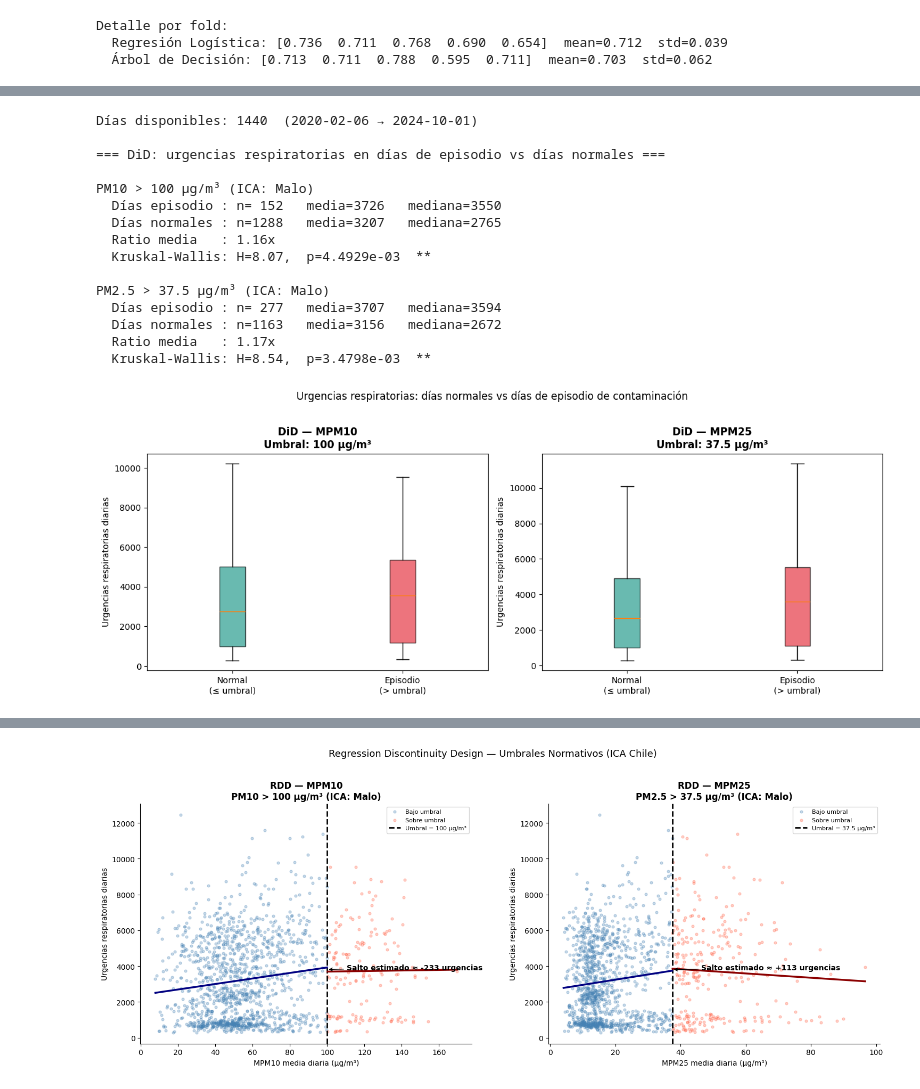
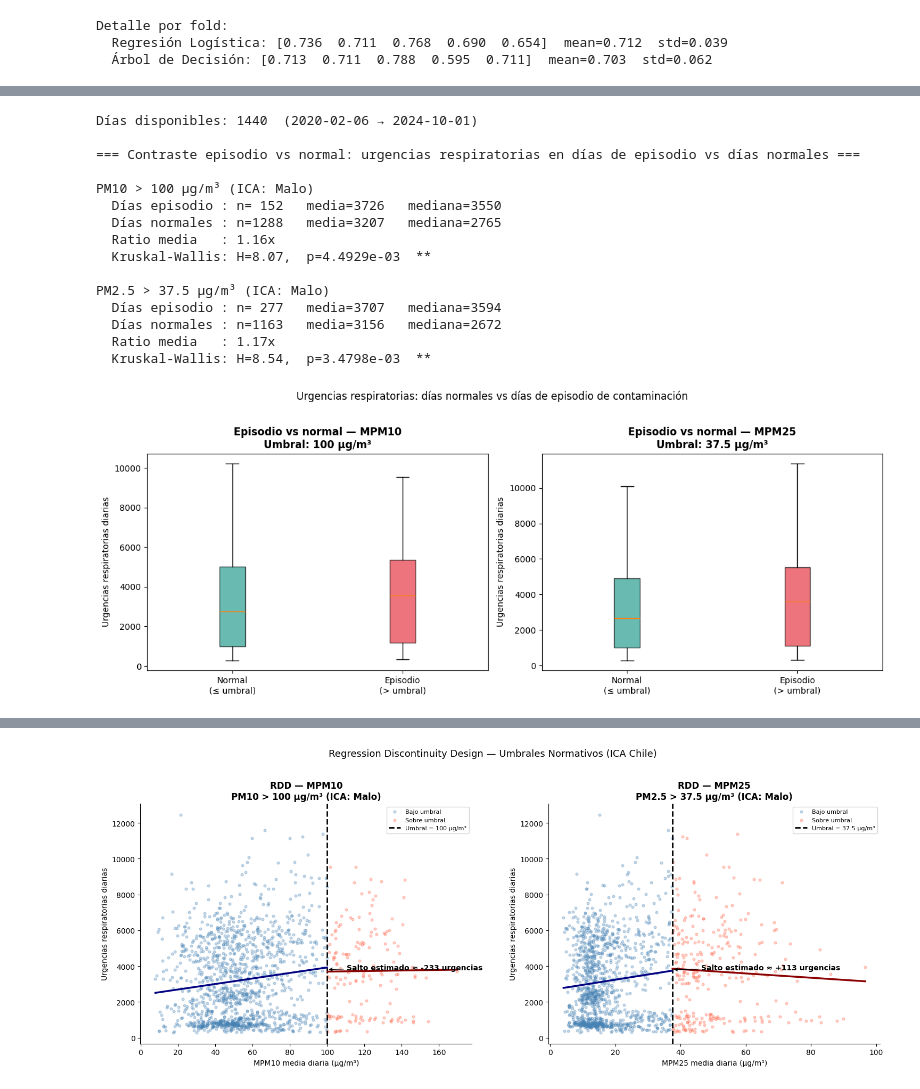
Before and after one commit to MFSaavedra/Health-AirQuality_DataMining, a Jupyter notebook: analisis_preguntas_investigacion.ipynb, the cells around one changed output, grey strips where cells are left out. Cells and saved outputs as stored; diff of their text form; code cells hidden in the pictures.

```diff
--- a/analisis_preguntas_investigacion.ipynb
+++ b/analisis_preguntas_investigacion.ipynb
@@ -973,5 +1081,5 @@ Detalle por fold:
 # %%
-## P6.1 — Detección de episodios de contaminación y DiD
+## P6.1 — Detección de episodios de contaminación y contraste de grupos
 THRESHOLDS = {
     "mpm10":  {"umbral": 100,  "label": "PM10 > 100 µg/m³ (ICA: Malo)"},
     "mpm25":  {"umbral": 37.5, "label": "PM2.5 > 37.5 µg/m³ (ICA: Malo)"},
@@ -995,7 +1103,7 @@ daily_merged = air_daily.merge(resp_daily, on="date", how="inner").dropna()
 
 print(f"Días disponibles: {len(daily_merged)}  ({daily_merged['date'].min().date()} → {daily_merged['date'].max().date()})")
 
-print("\n=== DiD: urgencias respiratorias en días de episodio vs días normales ===")
+print("\n=== Contraste episodio vs normal: urgencias respiratorias en días de episodio vs días normales ===")
 for pol, cfg in THRESHOLDS.items():
     umbral = cfg["umbral"]
     episodio = daily_merged[daily_merged[pol] > umbral]["Total"]
@@ -1009,33 +1117,33 @@ for pol, cfg in THRESHOLDS.items():
     print(f"  Kruskal-Wallis: H={stat:.2f},  p={p:.4e}  {'***' if p<0.001 else '**' if p<0.01 else '*' if p<0.05 else 'n.s.'}")
 
 # Boxplot urgencias por categoría ICA
 fig, axes = plt.subplots(1, 2, figsize=(13, 5))
 for ax, (pol, cfg) in zip(axes, THRESHOLDS.items()):
     umbral = cfg["umbral"]
     cats = ["Normal\n(≤ umbral)", "Episodio\n(> umbral)"]
     data_box = [daily_merged[daily_merged[pol] <= umbral]["Total"],
                 daily_merged[daily_merged[pol] > umbral]["Total"]]
     bp = ax.boxplot(data_box, tick_labels=cats, showfliers=False, patch_artist=True)
     bp["boxes"][0].set_facecolor("#2a9d8f"); bp["boxes"][0].set_alpha(0.7)
     bp["boxes"][1].set_facecolor("#e63946"); bp["boxes"][1].set_alpha(0.7)
     ax.set_ylabel("Urgencias respiratorias diarias")
-    ax.set_title(f"DiD — {pol.upper()}\nUmbral: {umbral} µg/m³", fontweight="bold")
+    ax.set_title(f"Episodio vs normal — {pol.upper()}\nUmbral: {umbral} µg/m³", fontweight="bold")
 plt.suptitle("Urgencias respiratorias: días normales vs días de episodio de contaminación", y=1.02)
 plt.tight_layout(); plt.show()
 # %% [output]
 Días disponibles: 1440  (2020-02-06 → 2024-10-01)
 
-=== DiD: urgencias respiratorias en días de episodio vs días normales ===
+=== Contraste episodio vs normal: urgencias respiratorias en días de episodio vs días normales ===
 
 PM10 > 100 µg/m³ (ICA: Malo)
   Días episodio : n= 152   media=3726   mediana=3550
   Días normales : n=1288   media=3207   mediana=2765
   Ratio media   : 1.16x
   Kruskal-Wallis: H=8.07,  p=4.4929e-03  **
 
 PM2.5 > 37.5 µg/m³ (ICA: Malo)
   Días episodio : n= 277   media=3707   mediana=3594
   Días normales : n=1163   media=3156   mediana=2672
   Ratio media   : 1.17x
   Kruskal-Wallis: H=8.54,  p=3.4798e-03  **
-[figure, old version]
+[figure, new version]
```
Also changed, not shown: parts of 23 cells of this notebook, 2 other files.
